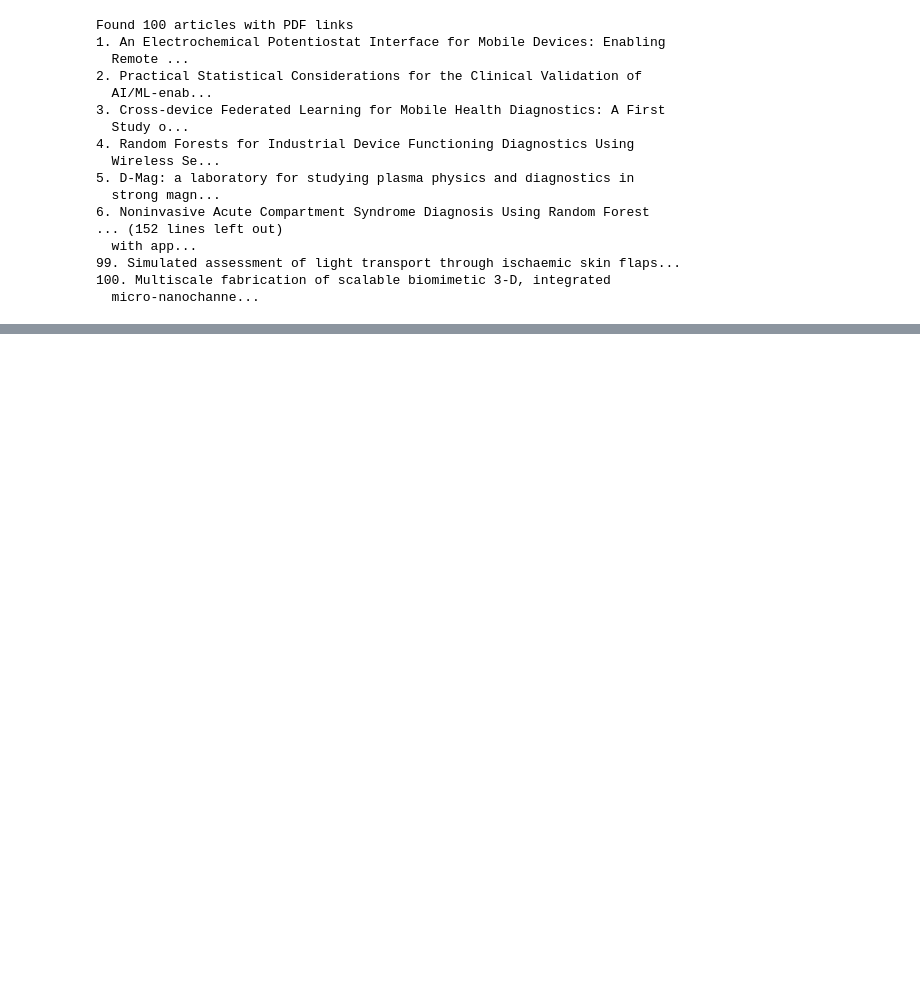
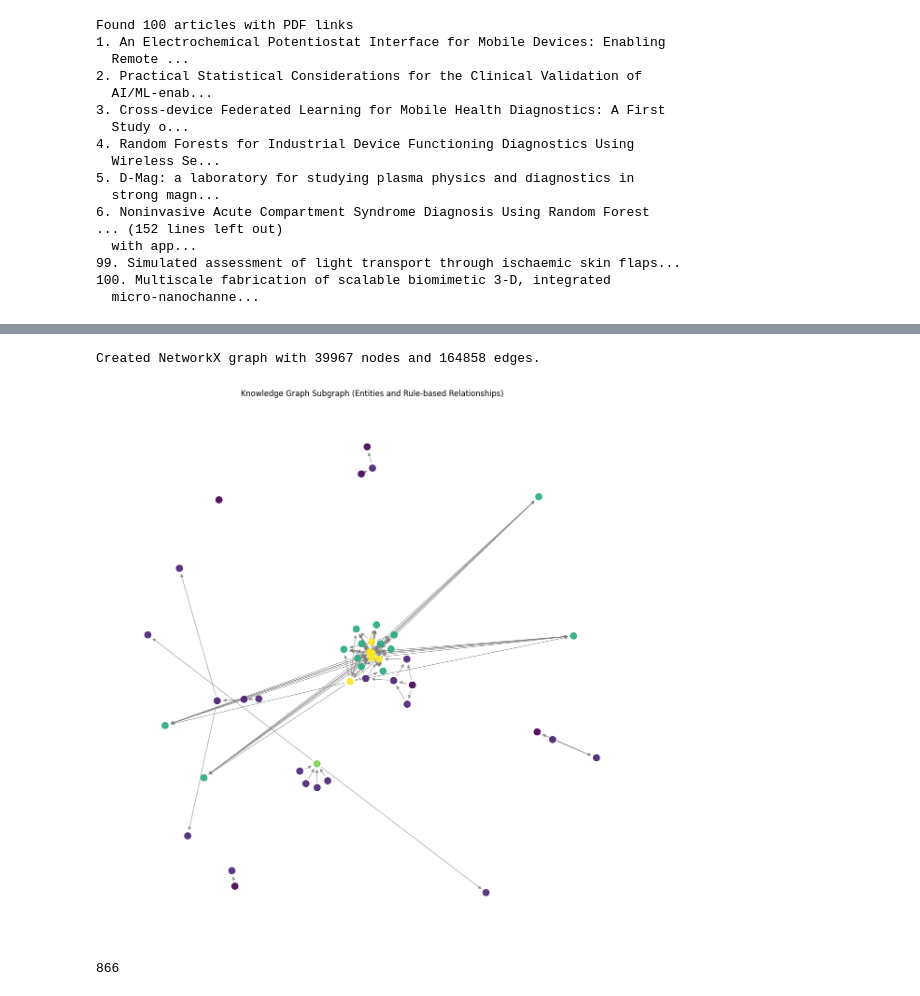
Before and after one commit to CODERTG2/MDDS, a Jupyter notebook: inputs.ipynb, the cells around one changed output, grey strips where cells are left out. Cells and saved outputs as stored; diff of their text form; code cells hidden in the pictures; blank space fills up the shorter version.

```diff
--- a/inputs.ipynb
+++ b/inputs.ipynb
@@ -309,0 +182,3 @@ Error:
+# %%
+for chunk in chunks:
+    chunk_index.add(chunk['embedding'].reshape(1, -1))
@@ -309,0 +264,46 @@ Error:
+# %%
+G = nx.DiGraph()
+
+node_mapping = {}
+
+for chunk_index, entities in entities_by_chunk.items():
+    for entity in entities:
+        node_id = f"{chunk_index}_{entity['start']}_{entity['word']}"
+        if node_id not in node_mapping:
+            # Use 'entity' key instead of 'entity_group'
+            G.add_node(node_id, text=entity['word'], type=entity['entity'],
+                       start=entity['start'], end=entity['end'], score=entity['score'],
+                       chunk_index=chunk_index, metadata=chunks[chunk_index]['metadata'])
+            node_mapping[node_id] = node_id
+
+for rel in all_relationships:
+    source_entity = rel['source']
+    target_entity = rel['target']
+
+    source_node_id_partial = f"{source_entity['chunk_index']}_{source_entity['start']}_{source_entity['word']}"
+    target_node_id_partial = f"{target_entity['chunk_index']}_{target_entity['start']}_{target_entity['word']}"
+
+
+    if source_node_id_partial in node_mapping and target_node_id_partial in node_mapping:
+         G.add_edge(node_mapping[source_node_id_partial], node_mapping[target_node_id_partial], relation=rel['type'])
+
+
+print(f"Created NetworkX graph with {G.number_of_nodes()} nodes and {G.number_of_edges()} edges.")
+# %% [output]
+Created NetworkX graph with 39967 nodes and 164858 edges.
+# %%
+nodes_to_visualize_subgraph = [node_id for node_id, data in G.nodes(data=True) if data['chunk_index'] < 3]
+subgraph_to_visualize = G.subgraph(nodes_to_visualize_subgraph)
+
+plt.figure(figsize=(15, 15))
+pos = nx.spring_layout(subgraph_to_visualize)
+
+node_colors = [hash(data['type']) % plt.cm.viridis.N for node, data in subgraph_to_visualize.nodes(data=True)]
+nx.draw_networkx_nodes(subgraph_to_visualize, pos, node_size=100, node_color=node_colors, cmap=plt.cm.viridis, alpha=0.9)
+nx.draw_networkx_edges(subgraph_to_visualize, pos, width=1.0, alpha=0.7, edge_color='gray')
+
+plt.title("Knowledge Graph Subgraph (Entities and Rule-based Relationships)")
+plt.axis('off')
+plt.show()
+# %% [output]
+[figure, added]
@@ -309,0 +318,4 @@ Error:
+# %%
+len(chunks)
+# %% [output]
+866
```
Also changed, not shown: parts of 24 cells of this notebook.
